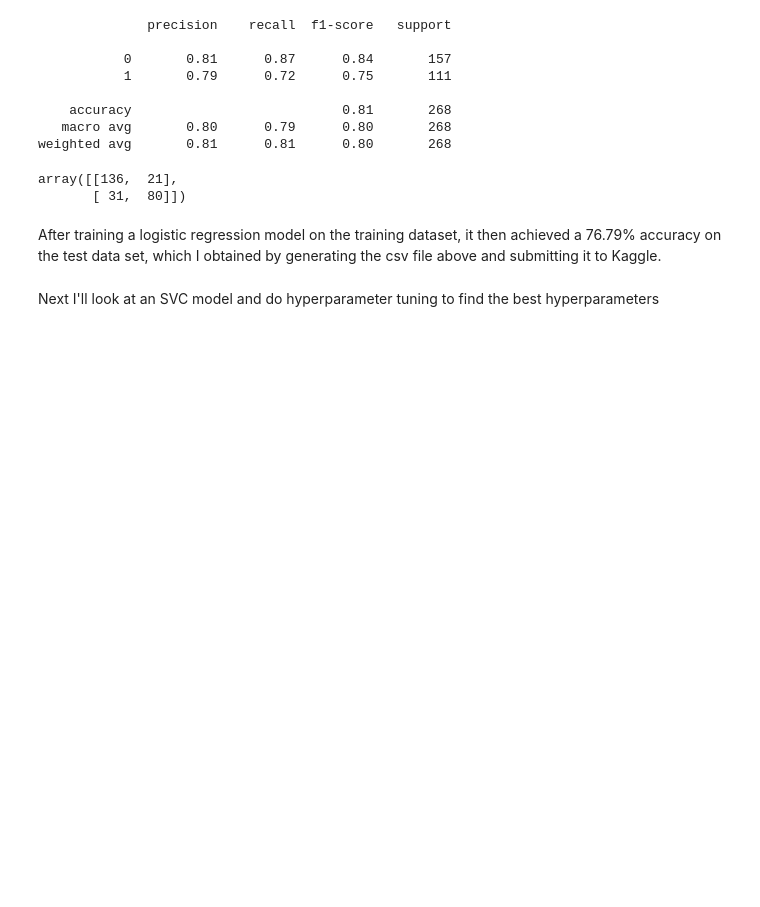
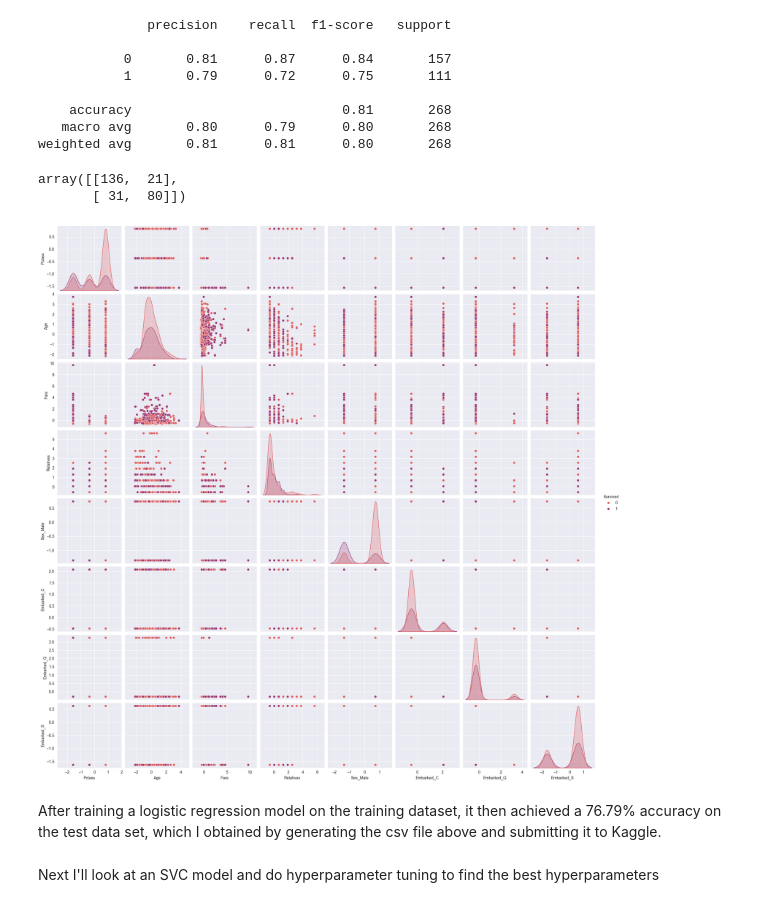
Before and after one commit to rakin23/unsupervised-week5, a Jupyter notebook: my_final.ipynb, the cells around one changed output. Drawn from its saved outputs; the diff is of its cells as text; code cells hidden in the pictures; blank space fills up the shorter version.

```diff
--- a/my_final.ipynb
+++ b/my_final.ipynb
@@ -417,12 +417,22 @@ weighted avg       0.81      0.81      0.80       268
 array([[136,  21],
        [ 31,  80]])
 # %%
+import seaborn as sns
+
+pair_plot_df = train_data_scaled.drop(['PassengerId'], axis=1)
+pair_plot_df['Survived'] = train_data['Survived']
+sns.pairplot(pair_plot_df, hue='Survived', palette='flare', diag_kind='kde')
+plt.show()
+
+
 test_data_cleaned = clean_data(test_data)
 test_data_scaled = scale_data(test_data_cleaned)
 
 predictions = lr.predict(test_data_scaled)
 output = pd.DataFrame({'PassengerId': test_data.PassengerId, 'Survived': predictions})
 output.to_csv('submission.csv', index=False)
+# %% [output]
+[figure, added]
 # %% [markdown]
 After training a logistic regression model on the training dataset, it then achieved a 76.79% accuracy on the test data set, which I obtained by generating the csv file above and submitting it to Kaggle.
 # %%
```
Also changed, not shown: parts of 14 cells of this notebook.
